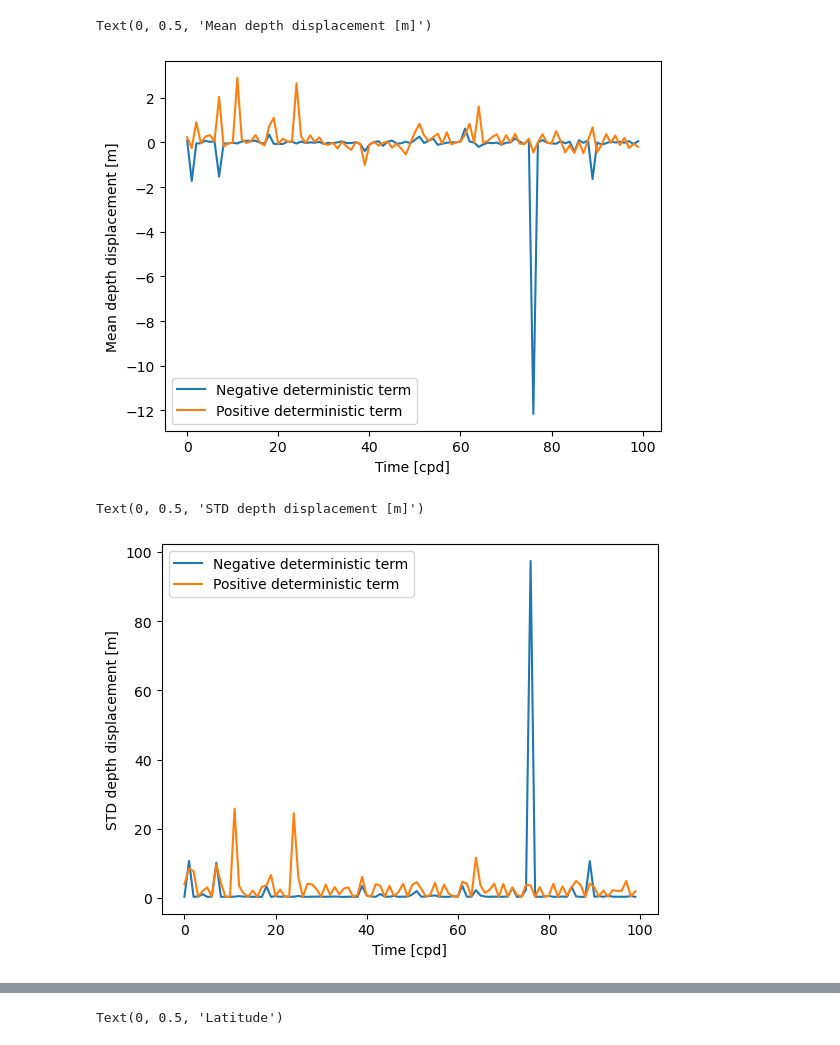
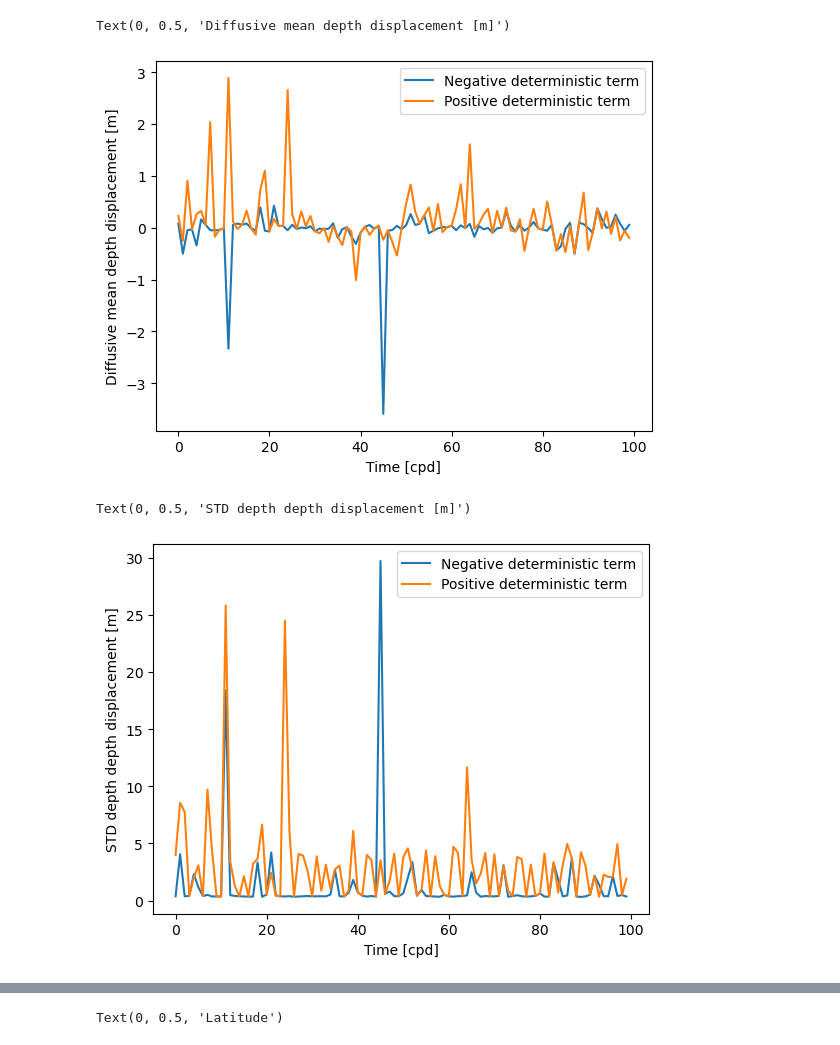
Before and after one commit to OceanParcels/Backtracking_Abyssal_Nanoplastics, a Jupyter notebook: notebooks/Sing_diff_deterministic_term.ipynb, the cells around one changed output, grey strips where cells are left out. Saved outputs shown, nothing was run; the diff lists cells and outputs as text; code cells hidden in the pictures.

```diff
--- a/notebooks/Sing_diff_deterministic_term.ipynb
+++ b/notebooks/Sing_diff_deterministic_term.ipynb
@@ -4,7 +4,7 @@ import matplotlib.pyplot as plt
 import xarray as xr
 from tqdm import tqdm
 # %%
-neg = xr.open_zarr('/storage/shared/oceanparcels/output_data/data_Claudio/tests/HC13_5000_test_negative2.zarr')
+neg = xr.open_zarr('/storage/shared/oceanparcels/output_data/data_Claudio/tests/HC13_5000_test_negative7.zarr')
 neg = neg.compute()
 # %%
 pos = xr.open_zarr('/storage/shared/oceanparcels/output_data/data_Claudio/tests/HC13_5000_test_positive7.zarr')
@@ -52,18 +32,18 @@ Text(0, 0.5, 'Depth [m]')
 # %%
 neg['z_kz'].mean(dim='obs').plot(label='Negative deterministic term')
 pos['z_kz'].mean(dim='obs').plot(label='Positive deterministic term')
 plt.legend()
 plt.xlabel('Time [cpd]')
-plt.ylabel('Mean depth displacement [m]')
+plt.ylabel('Diffusive mean depth displacement [m]')
 # %% [output]
-Text(0, 0.5, 'Mean depth displacement [m]')
+Text(0, 0.5, 'Diffusive mean depth displacement [m]')
-[figure, old version]
+[figure, new version]
 # %%
 neg['z_kz'].std(dim='obs').plot(label='Negative deterministic term')
 pos['z_kz'].std(dim='obs').plot(label='Positive deterministic term')
 plt.legend()
 plt.xlabel('Time [cpd]')
-plt.ylabel('STD depth displacement [m]')
+plt.ylabel('STD depth depth displacement [m]')
 # %% [output]
-Text(0, 0.5, 'STD depth displacement [m]')
+Text(0, 0.5, 'STD depth depth displacement [m]')
-[figure, old version]
+[figure, new version]
```
Also changed, not shown: parts of 6 cells of this notebook, 3 other files.
